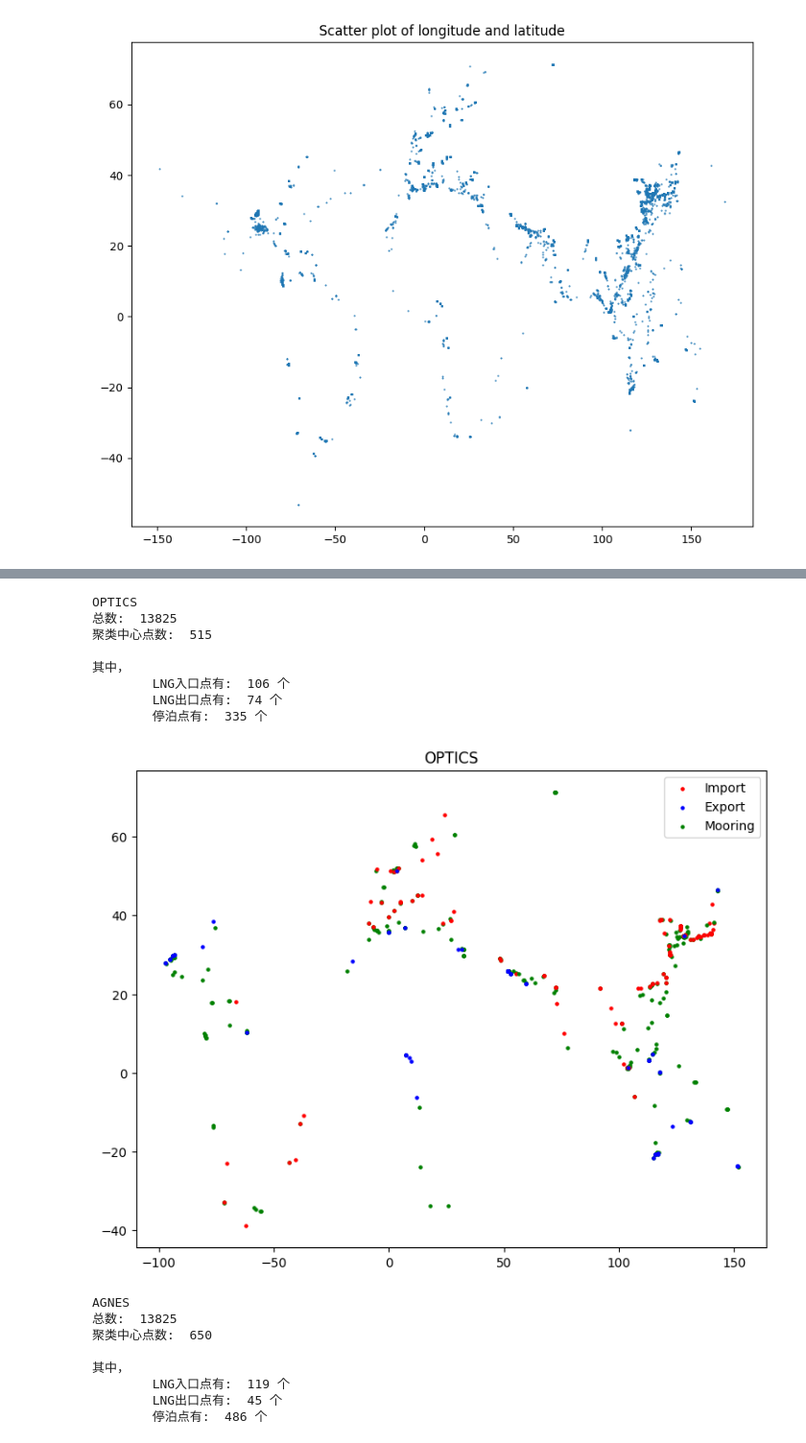
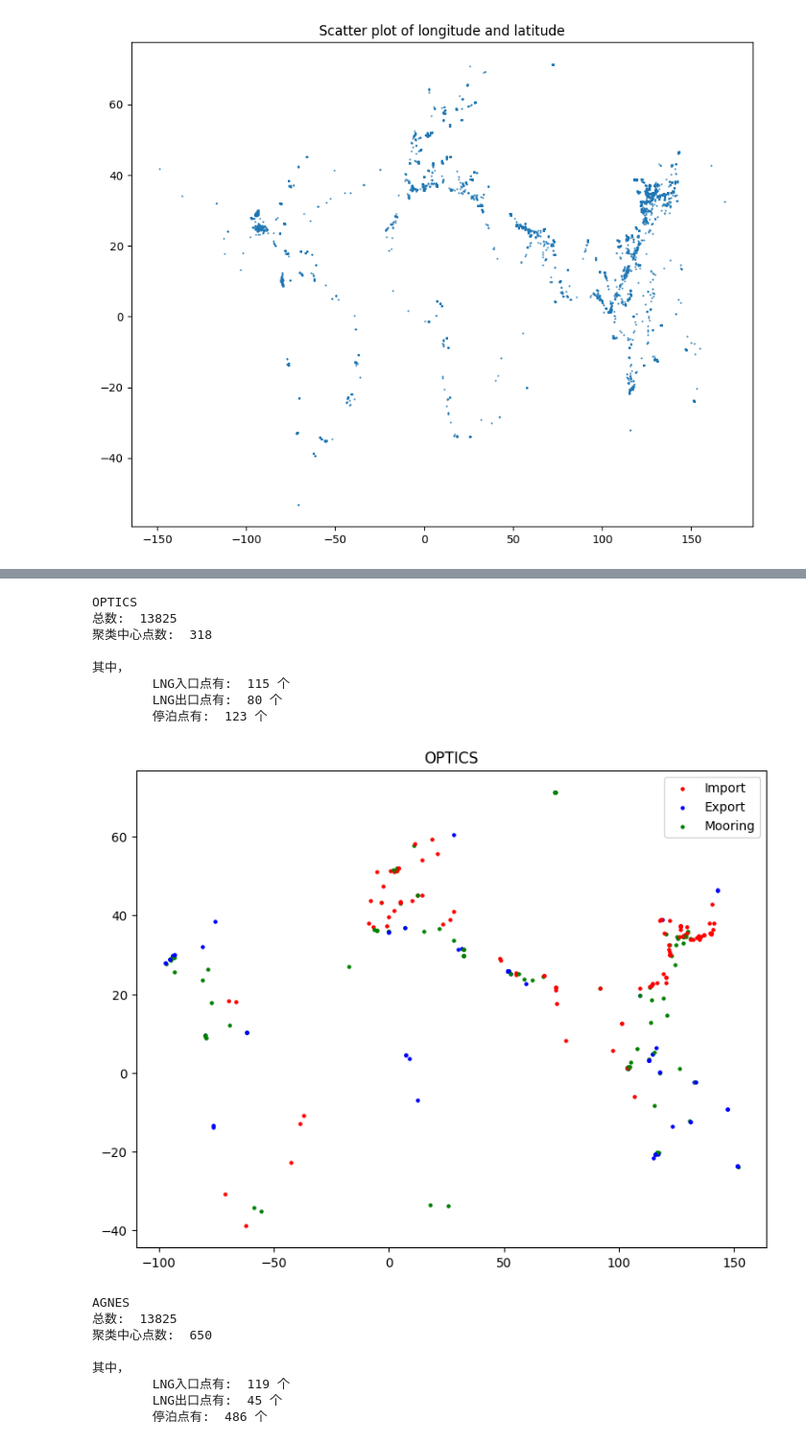
Before and after one commit to Looong01/LNG-Site-Clustering-Experiment, a Jupyter notebook: Run.ipynb, the cells around one changed output, grey strips where cells are left out. Shown: that part at 96% size. Saved outputs shown, nothing was run; the diff lists cells and outputs as text; code cells hidden in the pictures.

```diff
--- a/Run.ipynb
+++ b/Run.ipynb
@@ -104,26 +104,26 @@ DBSCAN
 # %%
 #使用OPTICS算法聚合数据
-clustering_optics = OPTICS(min_samples=10).fit(data)
+clustering_optics = OPTICS(min_samples=15).fit(coord)
 dic = results_process(clustering_optics, data, "OPTICS", filename="lng_results_list(OPTICS).json")
 
 print("OPTICS")
 print("总数: ", len(clustering_optics.labels_))
 print("聚类中心点数: ", len(set(clustering_optics.labels_)) - (1 if -1 in clustering_optics.labels_ else 0))
 print()
 print("其中，")
 print("\tLNG入口点有: ", len(dic["import"]), "个")
 print("\tLNG出口点有: ", len(dic["export"]), "个")
 print("\t停泊点有: ", len(dic["mooring"]), "个")
 # %% [output]
 OPTICS
 总数:  13825
-聚类中心点数:  515
+聚类中心点数:  318
 
 其中，
-        LNG入口点有:  106 个
-        LNG出口点有:  74 个
-        停泊点有:  335 个
+        LNG入口点有:  115 个
+        LNG出口点有:  80 个
+        停泊点有:  123 个
-[figure, old version]
+[figure, new version]
 # %%
 #使用AGNES算法聚合数据
 clustering_agnes = AgglomerativeClustering(n_clusters=650).fit(coord)
```
Also changed, not shown: parts of 3 cells of this notebook, 1 other file.
